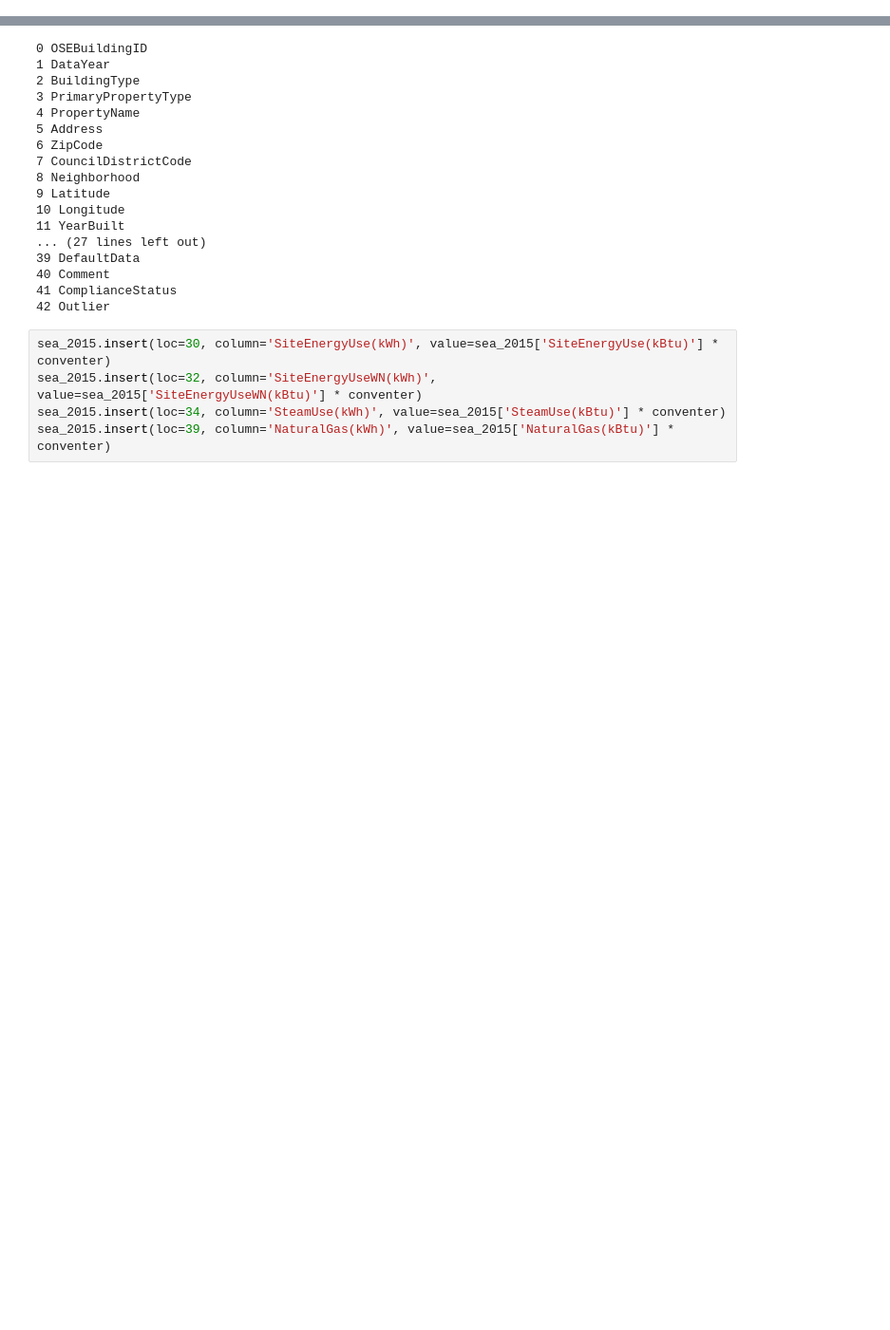
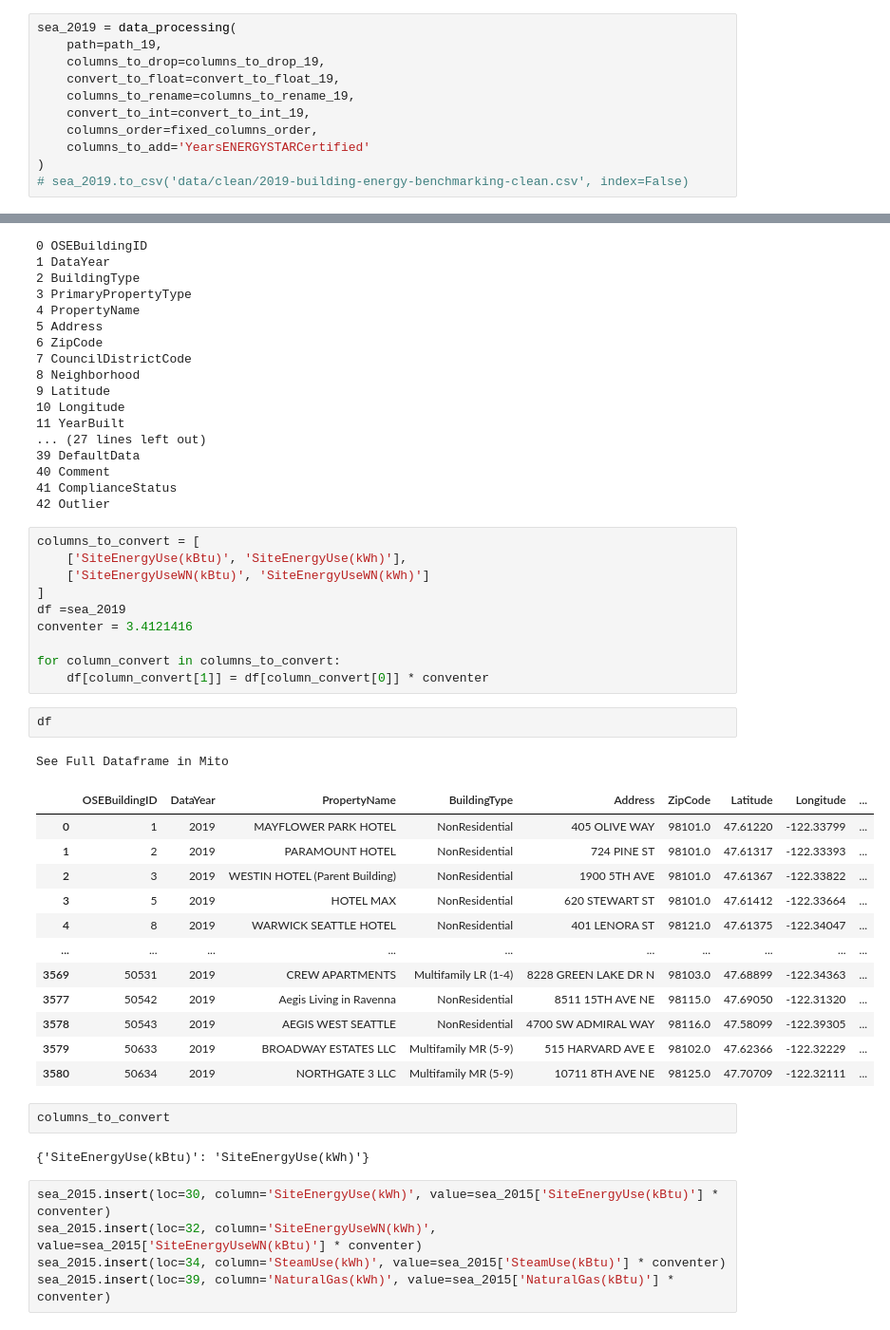
Before and after one commit to pawellachowski777/Seattle-Building-Energy-Benchmarking, a Jupyter notebook: pawel.ipynb, the cells around one changed output, grey strips where cells are left out. Shown at 95% size. Cells and saved outputs as stored; diff of their text form; blank space fills up the shorter version.

Commit message:
add new data, create cleaning function

```diff
--- a/pawel.ipynb
+++ b/pawel.ipynb
@@ -3,0 +130,11 @@ import ast
+# %%
+sea_2019 = data_processing(
+    path=path_19,
+    columns_to_drop=columns_to_drop_19,
+    convert_to_float=convert_to_float_19,
+    columns_to_rename=columns_to_rename_19,
+    convert_to_int=convert_to_int_19,
+    columns_order=fixed_columns_order,
+    columns_to_add='YearsENERGYSTARCertified'
+)
+# sea_2019.to_csv('data/clean/2019-building-energy-benchmarking-clean.csv', index=False)
@@ -102,6 +296,36 @@ for i in range(len(sea_2015.columns)):
 40 Comment
 41 ComplianceStatus
 42 Outlier
+# %%
+columns_to_convert = [
+    ['SiteEnergyUse(kBtu)', 'SiteEnergyUse(kWh)'],
+    ['SiteEnergyUseWN(kBtu)', 'SiteEnergyUseWN(kWh)']
+]
+df =sea_2019
+conventer = 3.4121416
+
+for column_convert in columns_to_convert:
+    df[column_convert[1]] = df[column_convert[0]] * conventer
+# %%
+df
+# %% [output]
+See Full Dataframe in Mito
+|  | OSEBuildingID | DataYear | PropertyName | BuildingType | Address | ZipCode | Latitude | Longitude | ... |
+| 0 | 1 | 2019 | MAYFLOWER PARK HOTEL | NonResidential | 405 OLIVE WAY | 98101.0 | 47.61220 | -122.33799 | ... |
+| 1 | 2 | 2019 | PARAMOUNT HOTEL | NonResidential | 724 PINE ST | 98101.0 | 47.61317 | -122.33393 | ... |
+| 2 | 3 | 2019 | WESTIN HOTEL (Parent Building) | NonResidential | 1900 5TH AVE | 98101.0 | 47.61367 | -122.33822 | ... |
+| 3 | 5 | 2019 | HOTEL MAX | NonResidential | 620 STEWART ST | 98101.0 | 47.61412 | -122.33664 | ... |
+| 4 | 8 | 2019 | WARWICK SEATTLE HOTEL | NonResidential | 401 LENORA ST | 98121.0 | 47.61375 | -122.34047 | ... |
+| ... | ... | ... | ... | ... | ... | ... | ... | ... | ... |
+| 3569 | 50531 | 2019 | CREW APARTMENTS | Multifamily LR (1-4) | 8228 GREEN LAKE DR N | 98103.0 | 47.68899 | -122.34363 | ... |
+| 3577 | 50542 | 2019 | Aegis Living in Ravenna | NonResidential | 8511 15TH AVE NE | 98115.0 | 47.69050 | -122.31320 | ... |
+| 3578 | 50543 | 2019 | AEGIS WEST SEATTLE | NonResidential | 4700 SW ADMIRAL WAY | 98116.0 | 47.58099 | -122.39305 | ... |
+| 3579 | 50633 | 2019 | BROADWAY ESTATES LLC | Multifamily MR (5-9) | 515 HARVARD AVE E | 98102.0 | 47.62366 | -122.32229 | ... |
+| 3580 | 50634 | 2019 | NORTHGATE 3 LLC | Multifamily MR (5-9) | 10711 8TH AVE NE | 98125.0 | 47.70709 | -122.32111 | ... |
+# %%
+columns_to_convert
+# %% [output]
+{'SiteEnergyUse(kBtu)': 'SiteEnergyUse(kWh)'}
 # %%
 sea_2015.insert(loc=30, column='SiteEnergyUse(kWh)', value=sea_2015['SiteEnergyUse(kBtu)'] * conventer)
 sea_2015.insert(loc=32, column='SiteEnergyUseWN(kWh)', value=sea_2015['SiteEnergyUseWN(kBtu)'] * conventer)
```
Also changed, not shown: parts of 17 cells of this notebook, 17 other files.
